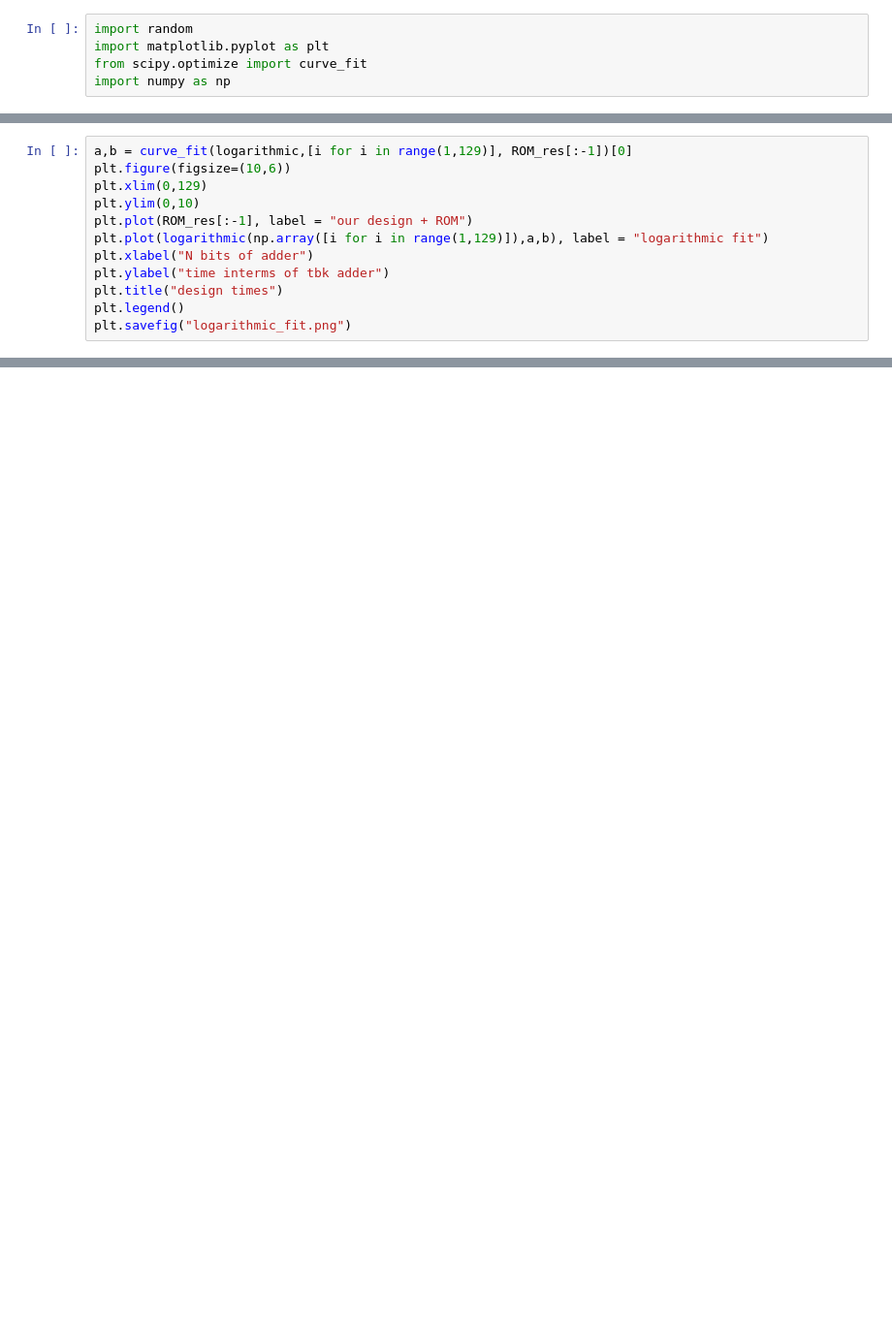
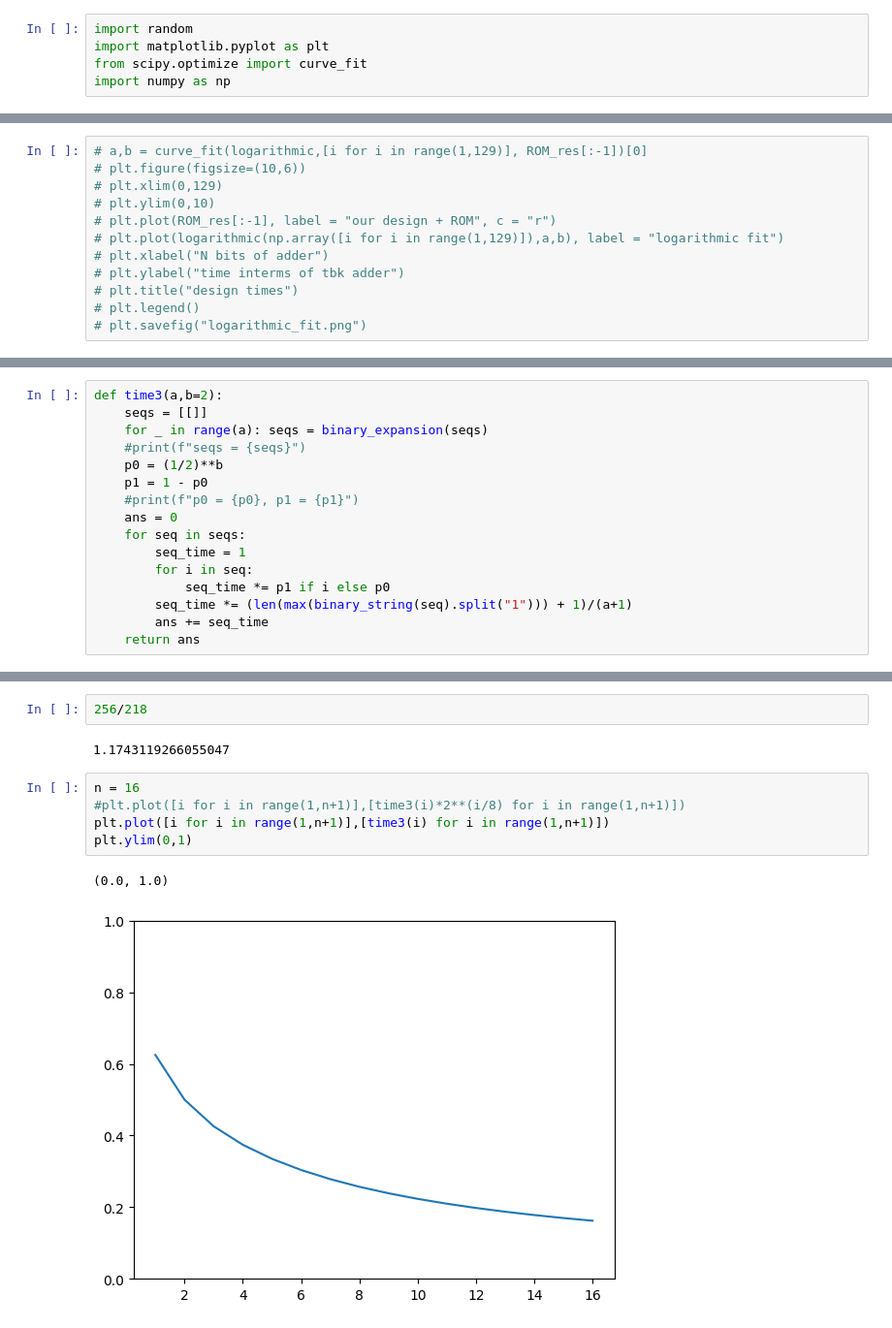
Before and after one commit to ALN006/dynamic_adder_2025, a Jupyter notebook: adder.ipynb, the cells around one changed output, grey strips where cells are left out. Shown at 97% size. Cells and saved outputs as stored; diff of their text form; blank space fills up the shorter version.

```diff
--- a/adder.ipynb
+++ b/adder.ipynb
@@ -74,12 +78,12 @@ array([1.33416823, 1.81308359])
 # %%
-a,b = curve_fit(logarithmic,[i for i in range(1,129)], ROM_res[:-1])[0]
-plt.figure(figsize=(10,6))
-plt.xlim(0,129)
-plt.ylim(0,10)
-plt.plot(ROM_res[:-1], label = "our design + ROM")
-plt.plot(logarithmic(np.array([i for i in range(1,129)]),a,b), label = "logarithmic fit")
-plt.xlabel("N bits of adder")
-plt.ylabel("time interms of tbk adder")
-plt.title("design times")
-plt.legend()
-plt.savefig("logarithmic_fit.png")
+# a,b = curve_fit(logarithmic,[i for i in range(1,129)], ROM_res[:-1])[0]
+# plt.figure(figsize=(10,6))
+# plt.xlim(0,129)
+# plt.ylim(0,10)
+# plt.plot(ROM_res[:-1], label = "our design + ROM", c = "r")
+# plt.plot(logarithmic(np.array([i for i in range(1,129)]),a,b), label = "logarithmic fit")
+# plt.xlabel("N bits of adder")
+# plt.ylabel("time interms of tbk adder")
+# plt.title("design times")
+# plt.legend()
+# plt.savefig("logarithmic_fit.png")
@@ -87,0 +90,16 @@ plt.savefig("logarithmic_fit.png")
+# %%
+def time3(a,b=2):
+    seqs = [[]]
+    for _ in range(a): seqs = binary_expansion(seqs)
+    #print(f"seqs = {seqs}")
+    p0 = (1/2)**b
+    p1 = 1 - p0
+    #print(f"p0 = {p0}, p1 = {p1}")
+    ans = 0
+    for seq in seqs:
+        seq_time = 1
+        for i in seq:
+            seq_time *= p1 if i else p0
+        seq_time *= (len(max(binary_string(seq).split("1"))) + 1)/(a+1)
+        ans += seq_time
+    return ans
@@ -87,0 +110,12 @@ plt.savefig("logarithmic_fit.png")
+# %%
+256/218
+# %% [output]
+1.1743119266055047
+# %%
+n = 16
+#plt.plot([i for i in range(1,n+1)],[time3(i)*2**(i/8) for i in range(1,n+1)])
+plt.plot([i for i in range(1,n+1)],[time3(i) for i in range(1,n+1)])
+plt.ylim(0,1)
+# %% [output]
+(0.0, 1.0)
+[figure, added]
```
Also changed, not shown: parts of 6 cells of this notebook, 2 other files.
